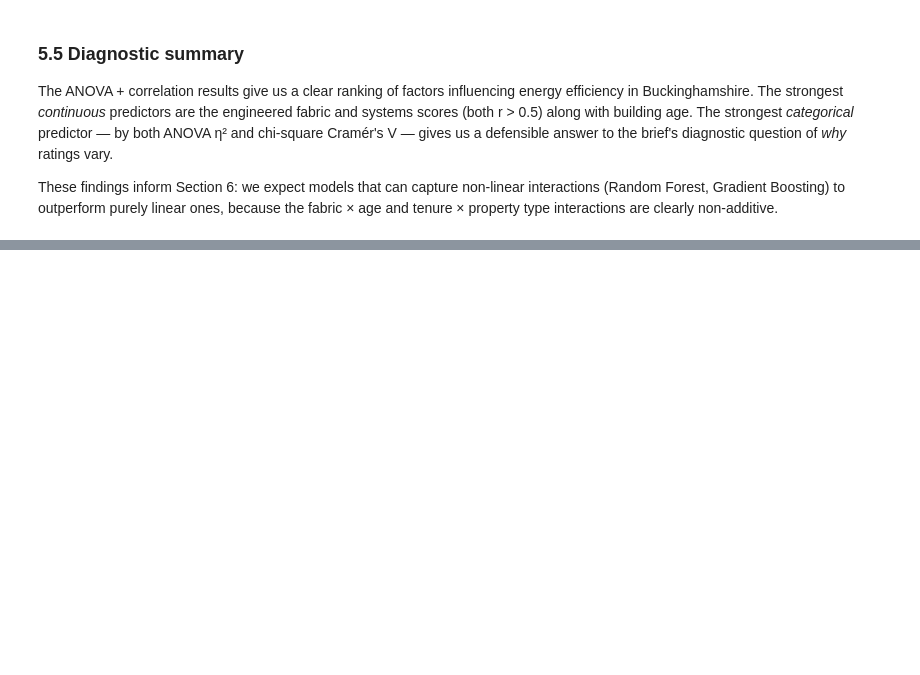
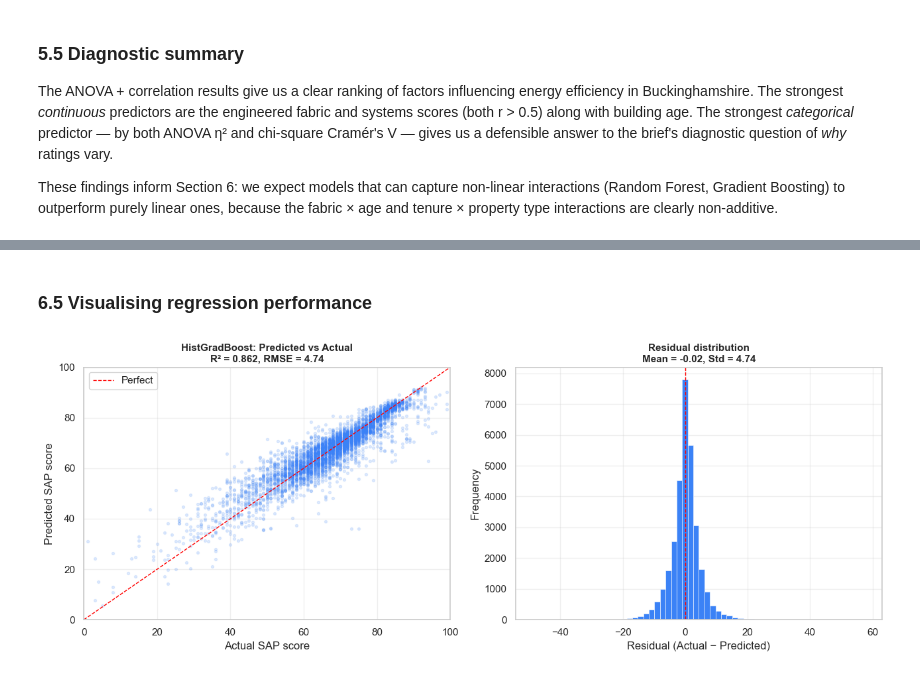
Before and after one commit to Lloydster118/COM6003-Data-Science-CW1, a Jupyter notebook: notebooks/bucks_epc_analysis.ipynb, the cells around one changed output, grey strips where cells are left out. Saved outputs shown, nothing was run; the diff lists cells and outputs as text; code cells hidden in the pictures; blank space fills up the shorter version.

```diff
--- a/notebooks/bucks_epc_analysis.ipynb
+++ b/notebooks/bucks_epc_analysis.ipynb
@@ -1260,0 +1453,14 @@ type interactions are clearly non-additive.
+# %%
+# For tree-based models we use OrdinalEncoder for categoricals
+# (Random Forest and HistGradientBoosting handle integer-coded categoricals natively).
+# For linear models we'll handle scaling and one-hot in a separate pipeline.
+
+cat_encoder = ColumnTransformer(
+    transformers=[
+        ('num', 'passthrough', NUMERIC_FEATURES),
+        ('cat', OrdinalEncoder(handle_unknown='use_encoded_value', unknown_value=-1),
+         CATEGORICAL_FEATURES),
+    ],
+    verbose_feature_names_out=False,
+)
+print('Preprocessing pipeline built.')
@@ -1260,0 +1535,43 @@ type interactions are clearly non-additive.
+# %% [markdown]
+### 6.5 Visualising regression performance
+# %%
+# Predicted vs actual for the best model
+best_reg_name = reg_table['test_r2'].idxmax()
+best_reg_model = models_reg[best_reg_name]
+best_pred = best_reg_model.predict(X_test)
+
+fig, axes = plt.subplots(1, 2, figsize=(13, 5))
+
+# Left: predicted vs actual scatter (sample for clarity)
+sample_idx = np.random.RandomState(RANDOM_STATE).choice(
+    len(y_reg_test), size=min(5000, len(y_reg_test)), replace=False
+)
+axes[0].scatter(y_reg_test.iloc[sample_idx], best_pred[sample_idx],
+                alpha=0.15, s=8, color='#3b82f6')
+axes[0].plot([0, 100], [0, 100], '--', color='red', linewidth=1, label='Perfect')
+axes[0].set_xlabel('Actual SAP score')
+axes[0].set_ylabel('Predicted SAP score')
+axes[0].set_title(f'{best_reg_name}: Predicted vs Actual\n'
+                  f'R² = {r2_score(y_reg_test, best_pred):.3f}, '
+                  f'RMSE = {np.sqrt(mean_squared_error(y_reg_test, best_pred)):.2f}',
+                  fontsize=11, fontweight='bold')
+axes[0].set_xlim(0, 100); axes[0].set_ylim(0, 100)
+axes[0].legend()
+axes[0].grid(alpha=0.3)
+
+# Right: residual distribution
+residuals = y_reg_test.values - best_pred
+axes[1].hist(residuals, bins=60, color='#3b82f6', edgecolor='white', linewidth=0.4)
+axes[1].axvline(0, color='red', linestyle='--', linewidth=1)
+axes[1].set_xlabel('Residual (Actual − Predicted)')
+axes[1].set_ylabel('Frequency')
+axes[1].set_title(f'Residual distribution\nMean = {residuals.mean():.2f}, '
+                  f'Std = {residuals.std():.2f}',
+                  fontsize=11, fontweight='bold')
+axes[1].grid(alpha=0.3)
+
+plt.tight_layout()
+plt.savefig(FIG_DIR + 'fig11_regression_diagnostics.png', dpi=150, bbox_inches='tight')
+plt.show()
+# %% [output]
+[figure, added]
```
Also changed, not shown: parts of 17 cells of this notebook, 3 other files.
